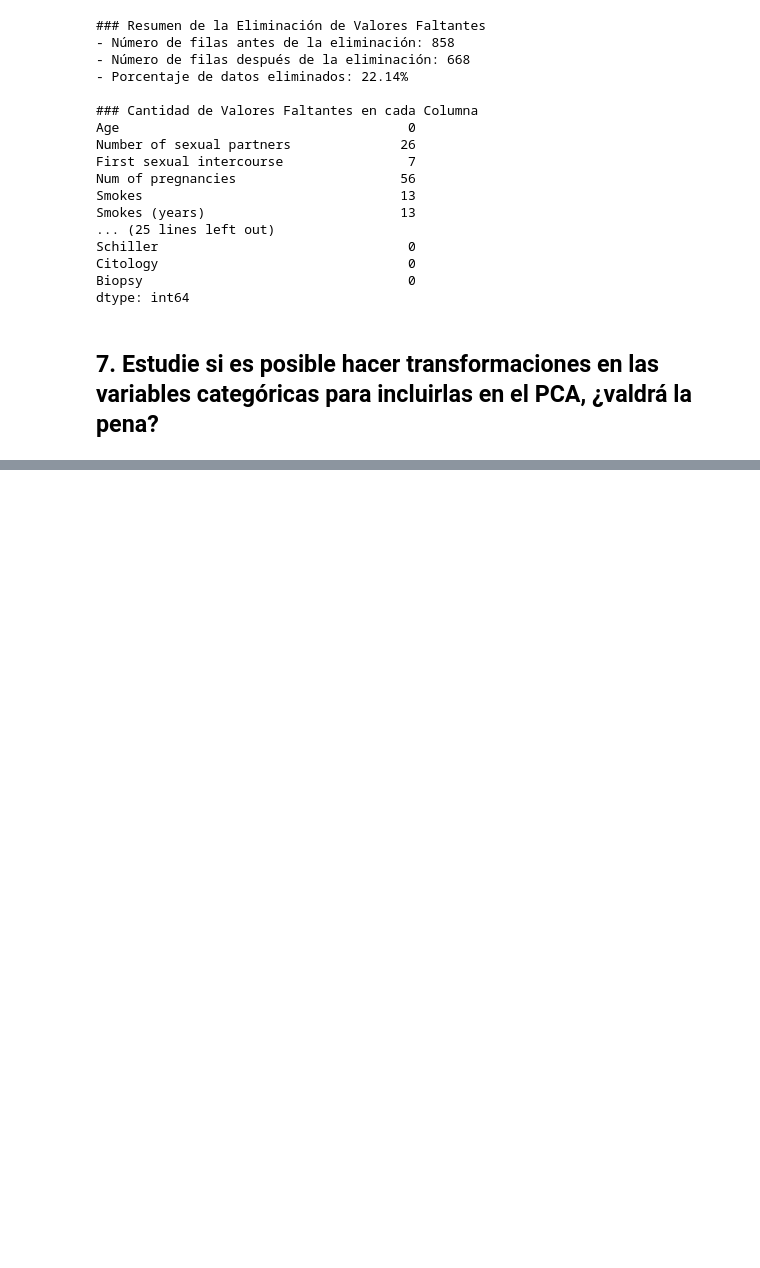
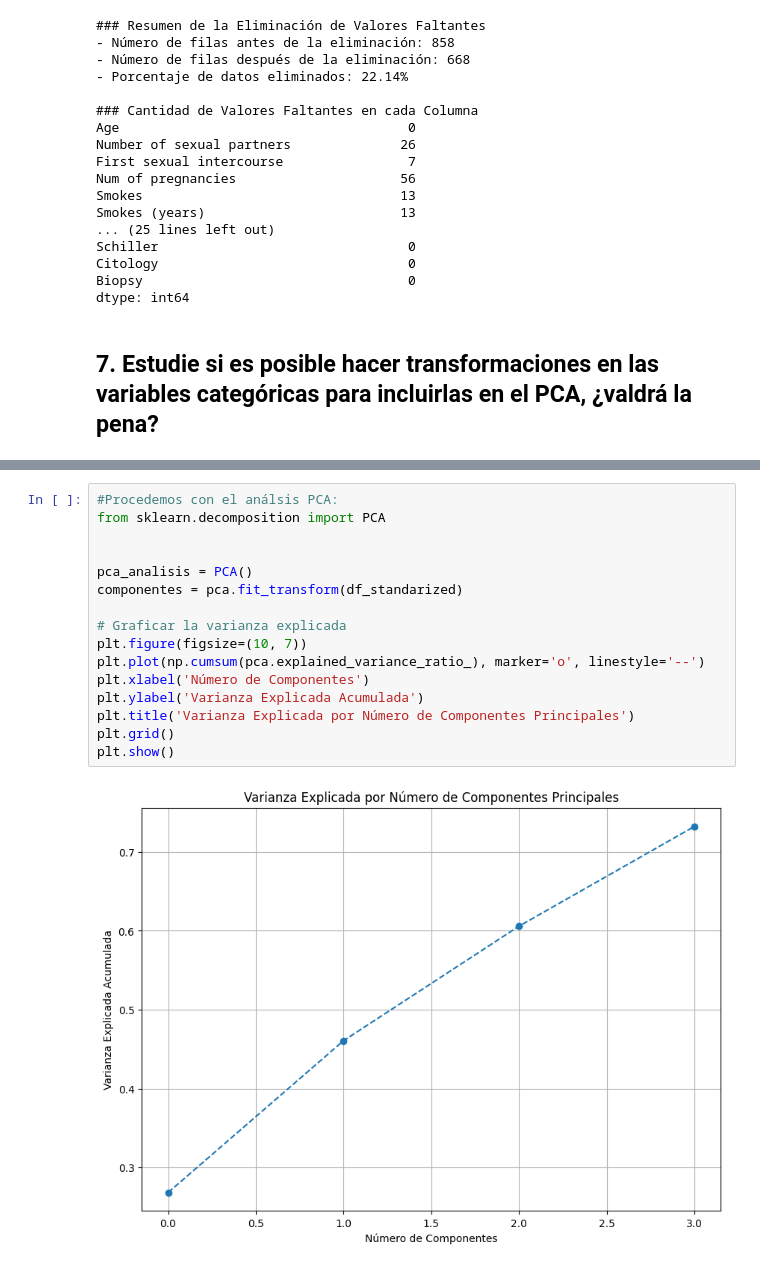
Before and after one commit to jannisce/DataScience-Labs, a Jupyter notebook: Laboratorio_1.ipynb, the cells around one changed output, grey strips where cells are left out. Cells and saved outputs as stored; diff of their text form; blank space fills up the shorter version.

```diff
--- a/Laboratorio_1.ipynb
+++ b/Laboratorio_1.ipynb
@@ -414,0 +504,18 @@ La varianza explicada por los dos primeros componentes principales es de aproxim
+# %%
+#Procedemos con el análsis PCA:
+from sklearn.decomposition import PCA
+
+
+pca_analisis = PCA()
+componentes = pca.fit_transform(df_standarized)
+
+# Graficar la varianza explicada
+plt.figure(figsize=(10, 7))
+plt.plot(np.cumsum(pca.explained_variance_ratio_), marker='o', linestyle='--')
+plt.xlabel('Número de Componentes')
+plt.ylabel('Varianza Explicada Acumulada')
+plt.title('Varianza Explicada por Número de Componentes Principales')
+plt.grid()
+plt.show()
+# %% [output]
+[figure, added]
```
Also changed, not shown: parts of 14 cells of this notebook.
